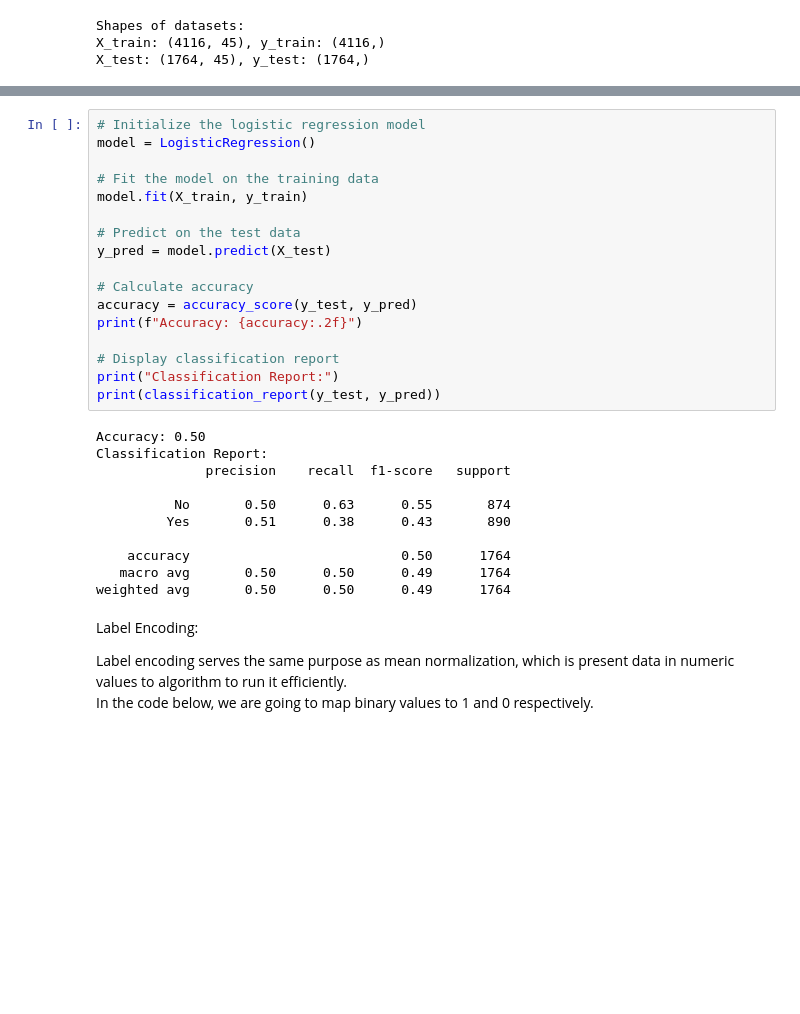
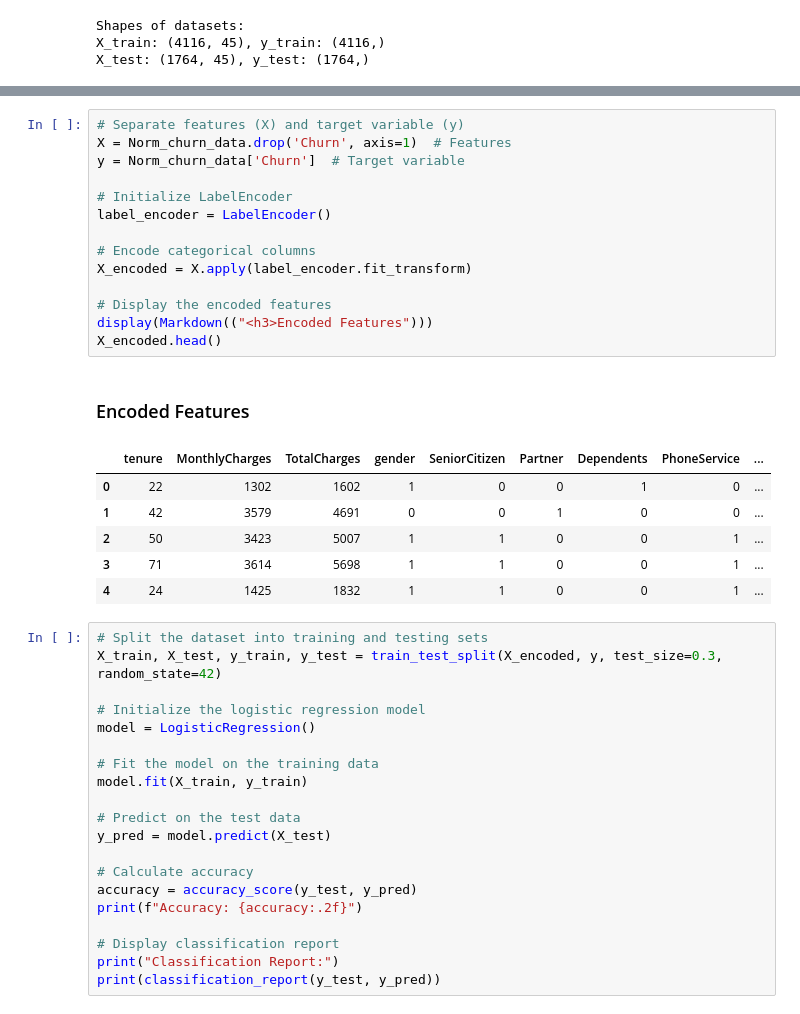
Before and after one commit to huixincai/customer-churn-analysis, a Jupyter notebook: Customer-churn-Analysis.ipynb, the cells around one changed output, grey strips where cells are left out. Saved outputs shown, nothing was run; the diff lists cells and outputs as text; blank space fills up the shorter version.

```diff
--- a/Customer-churn-Analysis.ipynb
+++ b/Customer-churn-Analysis.ipynb
@@ -613,4 +635,29 @@ X_test: (1764, 45), y_test: (1764,)
+# %%
+# Separate features (X) and target variable (y)
+X = Norm_churn_data.drop('Churn', axis=1)  # Features
+y = Norm_churn_data['Churn']  # Target variable
+
+# Initialize LabelEncoder
+label_encoder = LabelEncoder()
+
+# Encode categorical columns
+X_encoded = X.apply(label_encoder.fit_transform)
+
+# Display the encoded features
+display(Markdown(("<h3>Encoded Features")))
+X_encoded.head()
+# %% [output]
+<h3>Encoded Features
+|  | tenure | MonthlyCharges | TotalCharges | gender | SeniorCitizen | Partner | Dependents | PhoneService | ... |
+| 0 | 22 | 1302 | 1602 | 1 | 0 | 0 | 1 | 0 | ... |
+| 1 | 42 | 3579 | 4691 | 0 | 0 | 1 | 0 | 0 | ... |
+| 2 | 50 | 3423 | 5007 | 1 | 1 | 0 | 0 | 1 | ... |
+| 3 | 71 | 3614 | 5698 | 1 | 1 | 0 | 0 | 1 | ... |
+| 4 | 24 | 1425 | 1832 | 1 | 1 | 0 | 0 | 1 | ... |
 # %%
+# Split the dataset into training and testing sets
+X_train, X_test, y_train, y_test = train_test_split(X_encoded, y, test_size=0.3, random_state=42)
+
 # Initialize the logistic regression model
 model = LogisticRegression()
 
@@ -627,21 +674,3 @@ print(f"Accuracy: {accuracy:.2f}")
 # Display classification report
 print("Classification Report:")
 print(classification_report(y_test, y_pred))
-# %% [output]
-Accuracy: 0.50
-Classification Report:
-              precision    recall  f1-score   support
-
-          No       0.50      0.63      0.55       874
-         Yes       0.51      0.38      0.43       890
-
-    accuracy                           0.50      1764
-   macro avg       0.50      0.50      0.49      1764
-weighted avg       0.50      0.50      0.49      1764
-# %% [markdown]
-
-
-Label Encoding:
-
-Label encoding serves the same purpose as mean normalization, which is present data in numeric values to algorithm to run it efficiently.
-In the code below, we are going to map binary values to 1 and 0 respectively.
```
Also changed, not shown: parts of 5 cells of this notebook.
